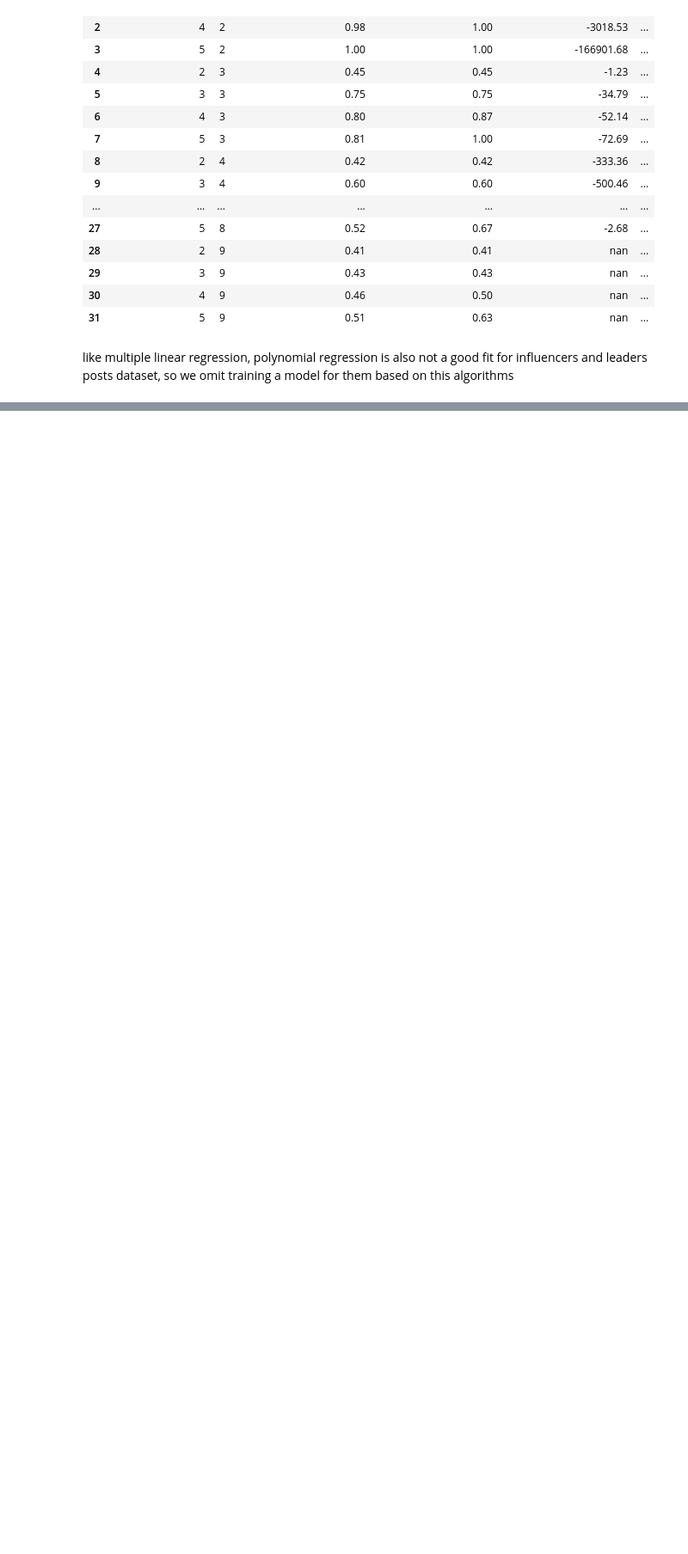
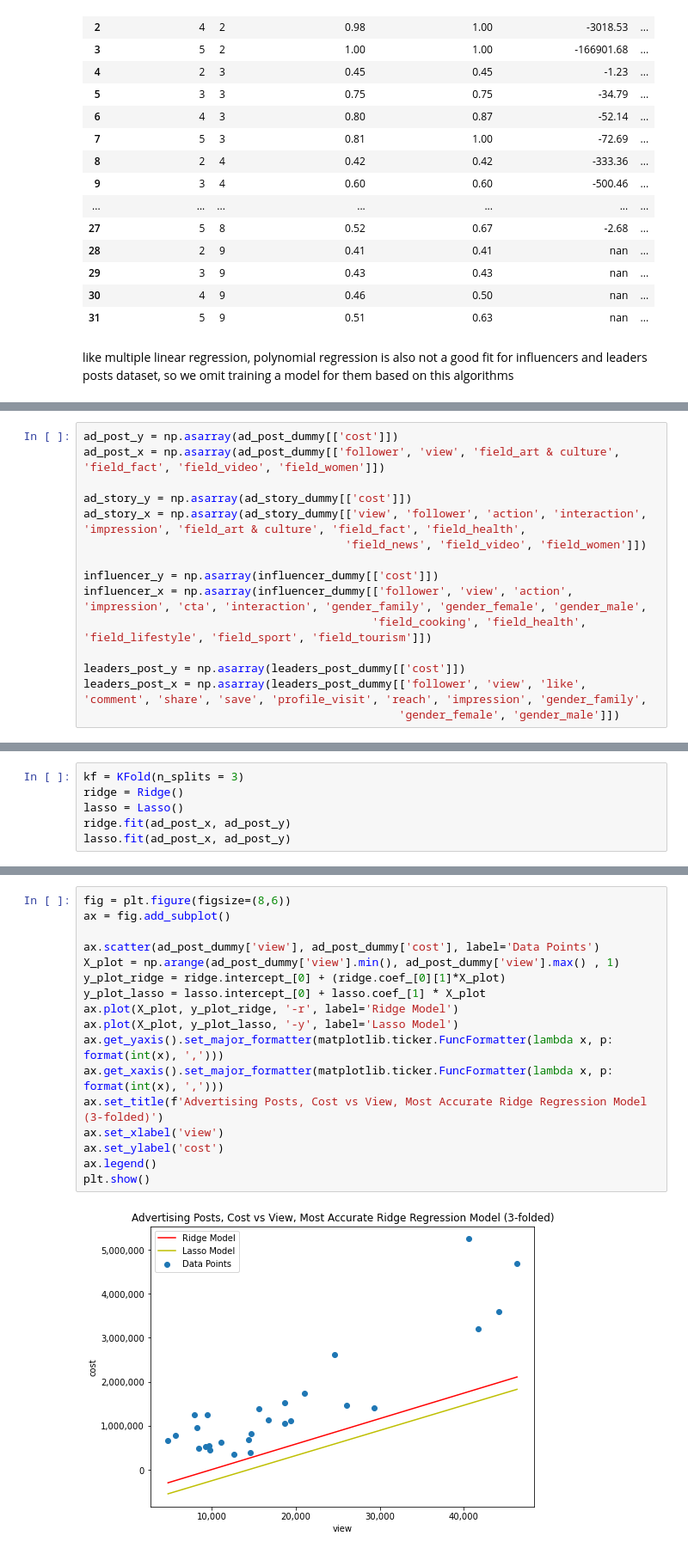
Before and after one commit to SimplyRamin/Pull-Up-Campaign-Analysis, a Jupyter notebook: Modeling.ipynb, the cells around one changed output, grey strips where cells are left out. Shown at 86% size. Cells and saved outputs as stored; diff of their text form; blank space fills up the shorter version.

Commit message:
implementing lasso and ridge to some extend

```diff
--- a/Modeling.ipynb
+++ b/Modeling.ipynb
@@ -683,0 +689,15 @@ like multiple linear regression, polynomial regression is also not a good fit fo
+# %%
+ad_post_y = np.asarray(ad_post_dummy[['cost']])
+ad_post_x = np.asarray(ad_post_dummy[['follower', 'view', 'field_art & culture', 'field_fact', 'field_video', 'field_women']])
+
+ad_story_y = np.asarray(ad_story_dummy[['cost']])
+ad_story_x = np.asarray(ad_story_dummy[['view', 'follower', 'action', 'interaction', 'impression', 'field_art & culture', 'field_fact', 'field_health',
+                                       'field_news', 'field_video', 'field_women']])
+
+influencer_y = np.asarray(influencer_dummy[['cost']])
+influencer_x = np.asarray(influencer_dummy[['follower', 'view', 'action', 'impression', 'cta', 'interaction', 'gender_family', 'gender_female', 'gender_male',
+                                           'field_cooking', 'field_health', 'field_lifestyle', 'field_sport', 'field_tourism']])
+
+leaders_post_y = np.asarray(leaders_post_dummy[['cost']])
+leaders_post_x = np.asarray(leaders_post_dummy[['follower', 'view', 'like', 'comment', 'share', 'save', 'profile_visit', 'reach', 'impression', 'gender_family',
+                                               'gender_female', 'gender_male']])
@@ -683,0 +778,6 @@ like multiple linear regression, polynomial regression is also not a good fit fo
+# %%
+kf = KFold(n_splits = 3)
+ridge = Ridge()
+lasso = Lasso()
+ridge.fit(ad_post_x, ad_post_y)
+lasso.fit(ad_post_x, ad_post_y)
@@ -683,0 +786,19 @@ like multiple linear regression, polynomial regression is also not a good fit fo
+# %%
+fig = plt.figure(figsize=(8,6))
+ax = fig.add_subplot()
+
+ax.scatter(ad_post_dummy['view'], ad_post_dummy['cost'], label='Data Points')
+X_plot = np.arange(ad_post_dummy['view'].min(), ad_post_dummy['view'].max() , 1)
+y_plot_ridge = ridge.intercept_[0] + (ridge.coef_[0][1]*X_plot)
+y_plot_lasso = lasso.intercept_[0] + lasso.coef_[1] * X_plot
+ax.plot(X_plot, y_plot_ridge, '-r', label='Ridge Model')
+ax.plot(X_plot, y_plot_lasso, '-y', label='Lasso Model')
+ax.get_yaxis().set_major_formatter(matplotlib.ticker.FuncFormatter(lambda x, p: format(int(x), ',')))
+ax.get_xaxis().set_major_formatter(matplotlib.ticker.FuncFormatter(lambda x, p: format(int(x), ',')))
+ax.set_title(f'Advertising Posts, Cost vs View, Most Accurate Ridge Regression Model (3-folded)')
+ax.set_xlabel('view')
+ax.set_ylabel('cost')
+ax.legend()
+plt.show()
+# %% [output]
+[figure, added]
```
Also changed, not shown: parts of 10 cells of this notebook.
